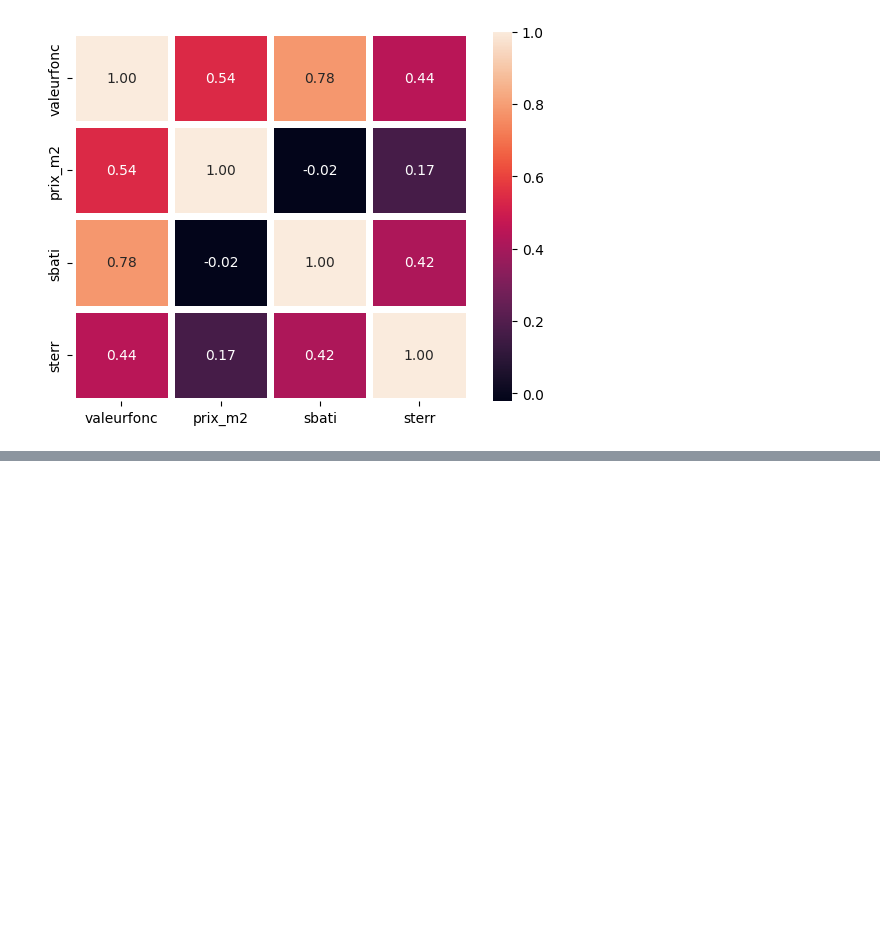
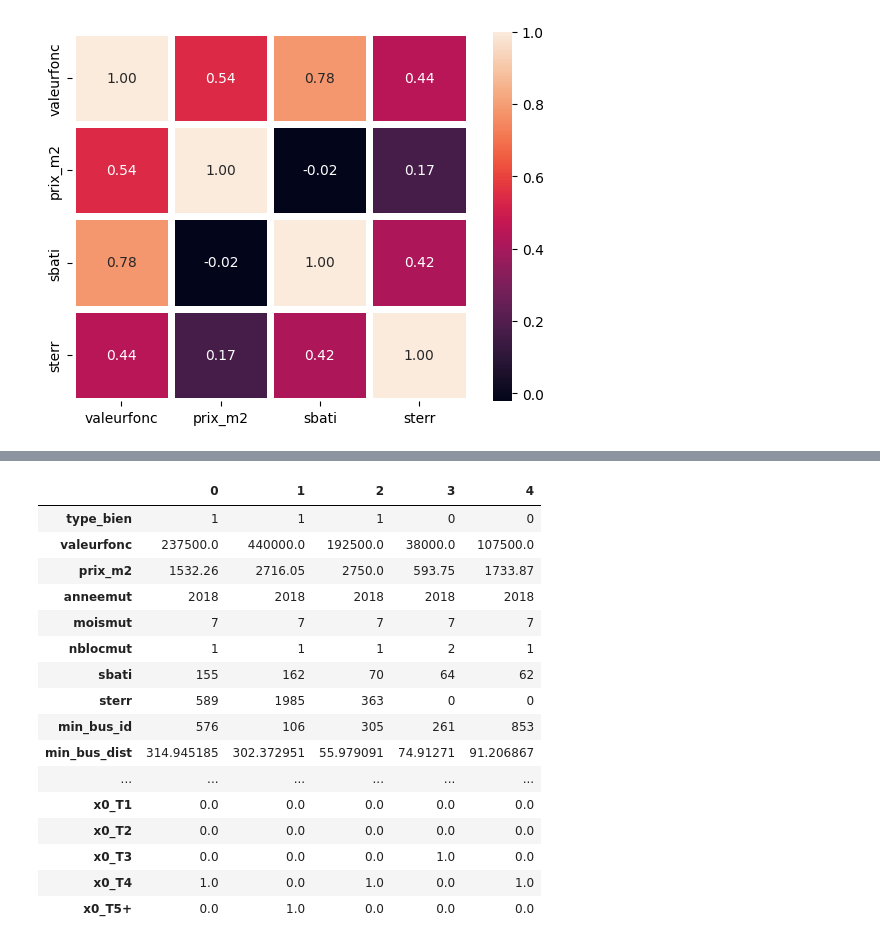
Before and after one commit to gpenessot/predictions_prix_immo_dijon, a Jupyter notebook: notebooks/eda.ipynb, the cells around one changed output, grey strips where cells are left out. Drawn from its saved outputs; the diff is of its cells as text; code cells hidden in the pictures; blank space fills up the shorter version.

Commit message:
update cleaned data

```diff
--- a/notebooks/eda.ipynb
+++ b/notebooks/eda.ipynb
@@ -141,2 +152,35 @@ df_immo_final = df_immo_final.drop(labels = ['geo_point_2d', 'geometry'], axis=1
+# %%
+le = LabelEncoder()
+df_immo_final["type_bien"] = le.fit_transform(df_immo_final["type_bien"])
+# %%
+ohe = OneHotEncoder(sparse=False)
+df_commune_ohe = pd.DataFrame(data=ohe.fit_transform(df_immo_final["commune"].to_numpy().reshape(-1, 1)),
+                              columns=ohe.get_feature_names_out())
+df_immo_encoded = pd.concat([df_immo_final.drop('commune', axis=1), df_commune_ohe], axis=1)
+# %%
+ohe = OneHotEncoder(sparse=False)
+df_typo_ohe = pd.DataFrame(data=ohe.fit_transform(df_immo_encoded["typologie"].to_numpy().reshape(-1, 1)),
+                              columns=ohe.get_feature_names_out())
+df_immo_encoded = pd.concat([df_immo_encoded.drop('typologie', axis=1), df_typo_ohe], axis=1)
+# %%
+df_immo_encoded.head().T
+# %% [output]
+|  | 0 | 1 | 2 | 3 | 4 |
+| type_bien | 1 | 1 | 1 | 0 | 0 |
+| valeurfonc | 237500.0 | 440000.0 | 192500.0 | 38000.0 | 107500.0 |
+| prix_m2 | 1532.26 | 2716.05 | 2750.0 | 593.75 | 1733.87 |
+| anneemut | 2018 | 2018 | 2018 | 2018 | 2018 |
+| moismut | 7 | 7 | 7 | 7 | 7 |
+| nblocmut | 1 | 1 | 1 | 2 | 1 |
+| sbati | 155 | 162 | 70 | 64 | 62 |
+| sterr | 589 | 1985 | 363 | 0 | 0 |
+| min_bus_id | 576 | 106 | 305 | 261 | 853 |
+| min_bus_dist | 314.945185 | 302.372951 | 55.979091 | 74.91271 | 91.206867 |
+| ... | ... | ... | ... | ... | ... |
+| x0_T1 | 0.0 | 0.0 | 0.0 | 0.0 | 0.0 |
+| x0_T2 | 0.0 | 0.0 | 0.0 | 0.0 | 0.0 |
+| x0_T3 | 0.0 | 0.0 | 0.0 | 1.0 | 0.0 |
+| x0_T4 | 1.0 | 0.0 | 1.0 | 0.0 | 1.0 |
+| x0_T5+ | 0.0 | 1.0 | 0.0 | 0.0 | 0.0 |
 # %%
 df_immo_final.to_parquet('../data/cleaned/final_data.parquet')
```
Also changed, not shown: parts of 10 cells of this notebook, 2 other files.
